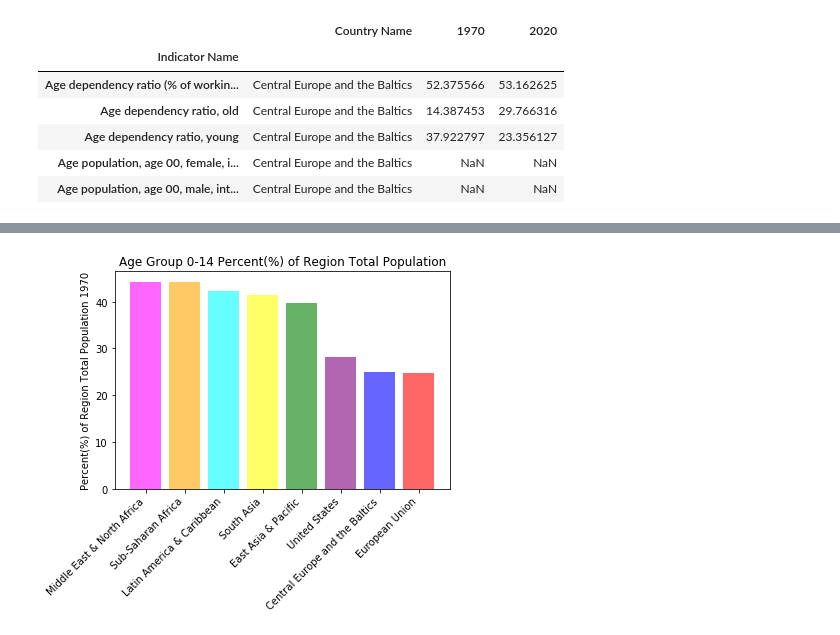
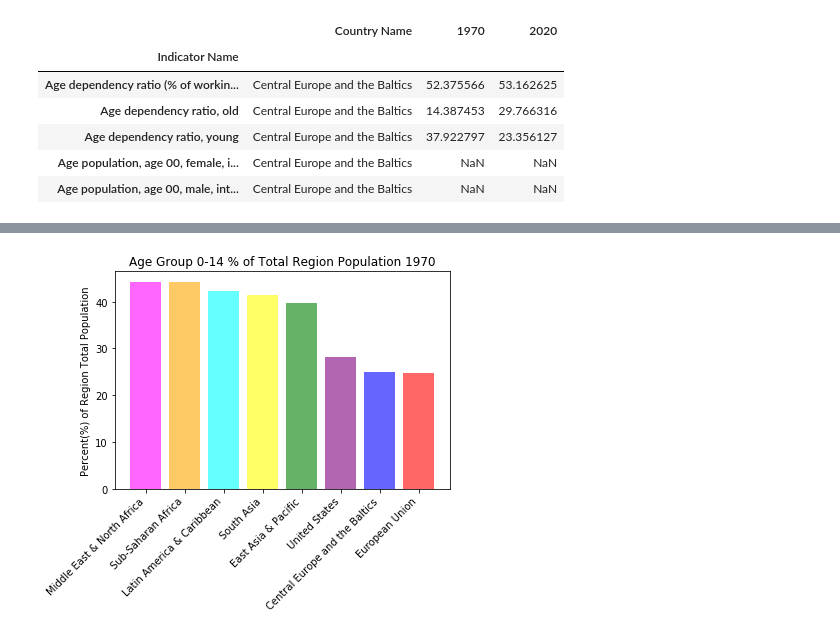
Before and after one commit to theriotn95/populations_project, a Jupyter notebook: nick_work.ipynb, the cells around one changed output, grey strips where cells are left out. Saved outputs shown, nothing was run; the diff lists cells and outputs as text; code cells hidden in the pictures.

Commit message:
finishing bar graphs

```diff
--- a/nick_work.ipynb
+++ b/nick_work.ipynb
@@ -321,15 +273,15 @@ sort_df
 # %%
 #Start plotting first bar graph
 
 x_axis = np.arange(len(sort_df))
 tic_locs = [value for value in x_axis]
 
 plt.bar(x_axis, sort_df["1970"], color=['magenta', 'orange', 'cyan', 'yellow', 'green', 'purple', 'blue', 'red']
         , alpha=0.6, align="center")
 plt.xticks(tic_locs, sort_df["Country Name"], rotation=45, ha='right')
 plt.ylabel('Percent(%) of Region Total Population')
-plt.title('Age Group 0-14 Percent of Region Total Population 1970')
+plt.title('Age Group 0-14 % of Total Region Population 1970')
 
 plt.show()
 # %% [output]
-[figure, old version]
+[figure, new version]
```
Also changed, not shown: parts of 16 cells of this notebook, 1 other file.
